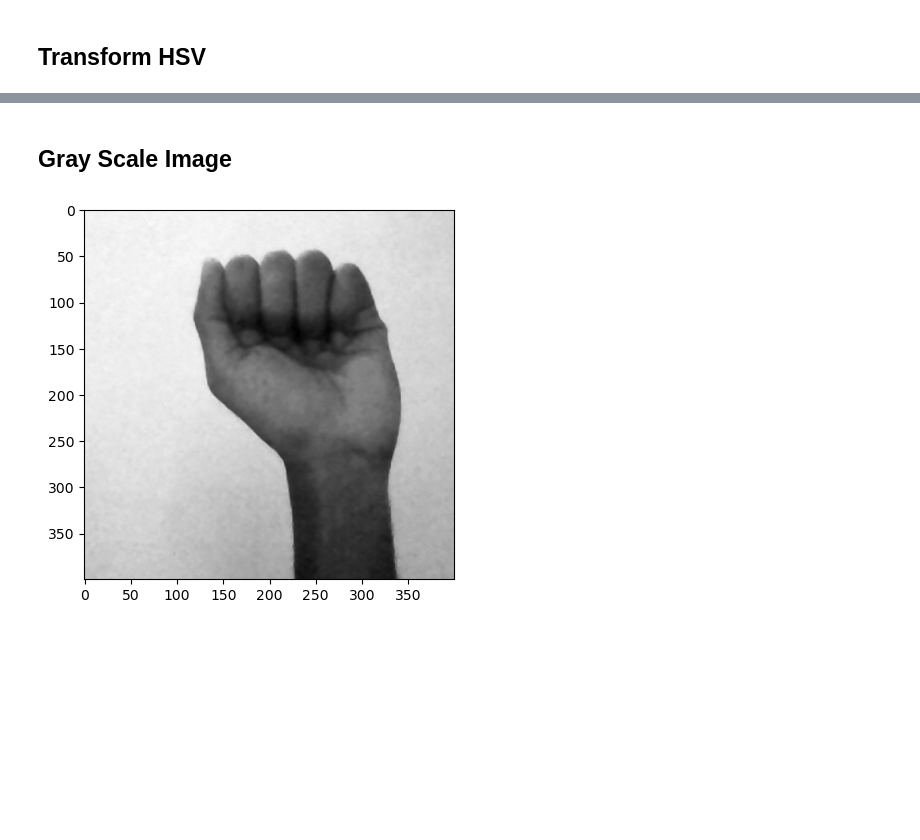
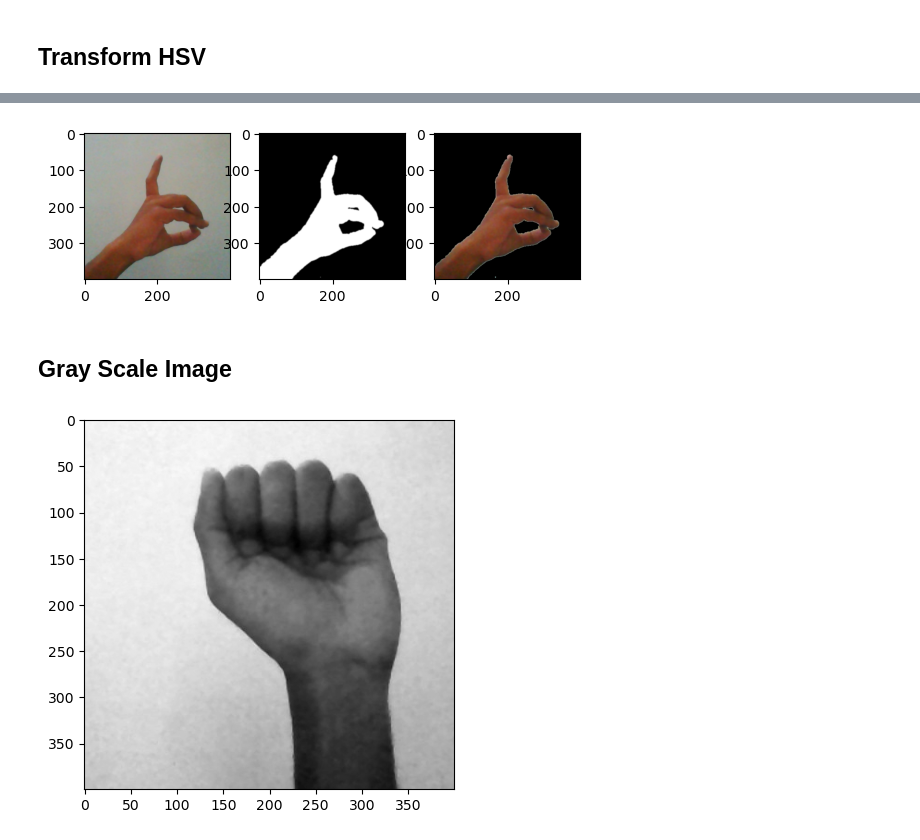
Before and after one commit to V8-Luky/dspro2, a Jupyter notebook: experiments/preprocessing-experiments.ipynb, the cells around one changed output, grey strips where cells are left out. Saved outputs shown, nothing was run; the diff lists cells and outputs as text; code cells hidden in the pictures; blank space fills up the shorter version.

```diff
--- a/experiments/preprocessing-experiments.ipynb
+++ b/experiments/preprocessing-experiments.ipynb
@@ -111,6 +121,11 @@ img = cv.cvtColor(img, cv.COLOR_BGR2RGB)
 def show_image(image, cmap = "gray"):
     fig, axes = plt.subplots((1))
     axes.imshow(image, cmap=cmap)
+
+def show_images(images, cmap="gray"):
+    fig, axes = plt.subplots(nrows=1, ncols=len(images))
+    for i, image in enumerate(images):
+        axes[i].imshow(image, cmap=cmap)
 # %% [markdown]
 # Data Augmentations
 # %% [markdown]
@@ -164,3 +217,38 @@ show_image(hand_only)
+# %%
+def get_hand_filter(img):
+    image_hsv = cv.cvtColor(img, cv.COLOR_RGB2HSV)
+
+    hsv_min = []
+    hsv_max = []
+
+    hsv_min.append(np.array([0, 0, 100])) # hsv(15, 60.61%, 38.82%)
+    hsv_max.append(np.array([180, 60,255])) # hsv(6.76, 33.33%, 83.53%)
+
+    hsv_min, hsv_max = np.array(hsv_min), np.array(hsv_max)
+
+    background_image_hsv = sum([cv.inRange(image_hsv, lower, upper) for lower, upper in zip(hsv_min, hsv_max)])
+    np.min(skin_image_hsv), np.max(skin_image_hsv)
+
+    binary = np.copy(skin_image_hsv)
+    binary = cv.bitwise_not(binary)
+
+    binary = cv.GaussianBlur(binary, (3,3), 3)
+    return binary
+# %%
+def show_hand_filter(img):
+    binary = get_hand_filter(img)
+    hand_only = np.copy(img)
+    hand_only[binary == 0] = 0
+    show_images([img, binary, hand_only])
+# %%
+img = cv.imread(dataset_path + r"/Train/D/10.jpg")
+img = cv.cvtColor(img, cv.COLOR_BGR2RGB)
+
+images =
+
+show_hand_filter(img)
+# %% [output]
+[figure, added]
 # %% [markdown]
 ## Gray Scale Image
 # %%
```
Also changed, not shown: parts of 7 cells of this notebook, 9 other files.
